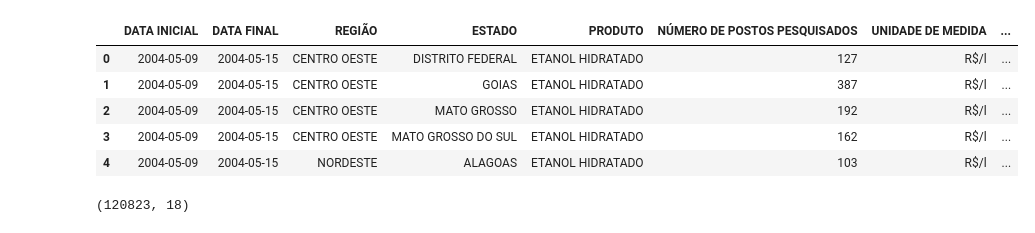
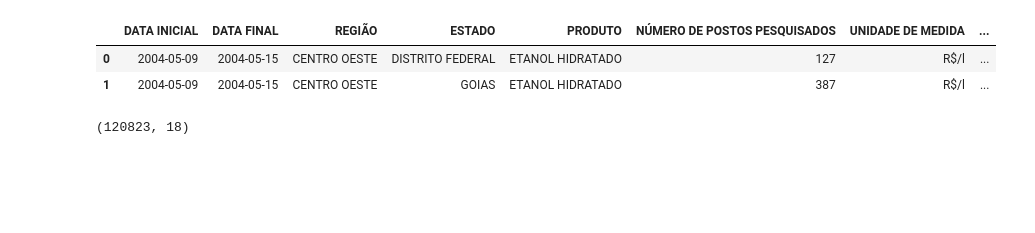
Before and after one commit to RafaelAmaroCorreia/Projeto01, a Jupyter notebook: gas_sc.ipynb, the cells around one changed output. Drawn from its saved outputs; the diff is of its cells as text; code cells hidden in the pictures; blank space fills up the shorter version.

```diff
--- a/gas_sc.ipynb
+++ b/gas_sc.ipynb
@@ -6,14 +6,11 @@ import seaborn as sns
 # %%
 df = pd.read_csv('precos.tsv', sep='\t', parse_dates=['DATA INICIAL','DATA FINAL'])
 # %%
-df.head()
+df.head(2)
 # %% [output]
 |  | DATA INICIAL | DATA FINAL | REGIÃO | ESTADO | PRODUTO | NÚMERO DE POSTOS PESQUISADOS | UNIDADE DE MEDIDA | ... |
 | 0 | 2004-05-09 | 2004-05-15 | CENTRO OESTE | DISTRITO FEDERAL | ETANOL HIDRATADO | 127 | R$/l | ... |
 | 1 | 2004-05-09 | 2004-05-15 | CENTRO OESTE | GOIAS | ETANOL HIDRATADO | 387 | R$/l | ... |
-| 2 | 2004-05-09 | 2004-05-15 | CENTRO OESTE | MATO GROSSO | ETANOL HIDRATADO | 192 | R$/l | ... |
-| 3 | 2004-05-09 | 2004-05-15 | CENTRO OESTE | MATO GROSSO DO SUL | ETANOL HIDRATADO | 162 | R$/l | ... |
-| 4 | 2004-05-09 | 2004-05-15 | NORDESTE | ALAGOAS | ETANOL HIDRATADO | 103 | R$/l | ... |
 # %%
 df.shape
 # %% [output]
```
Also changed, not shown: 1 other file.
